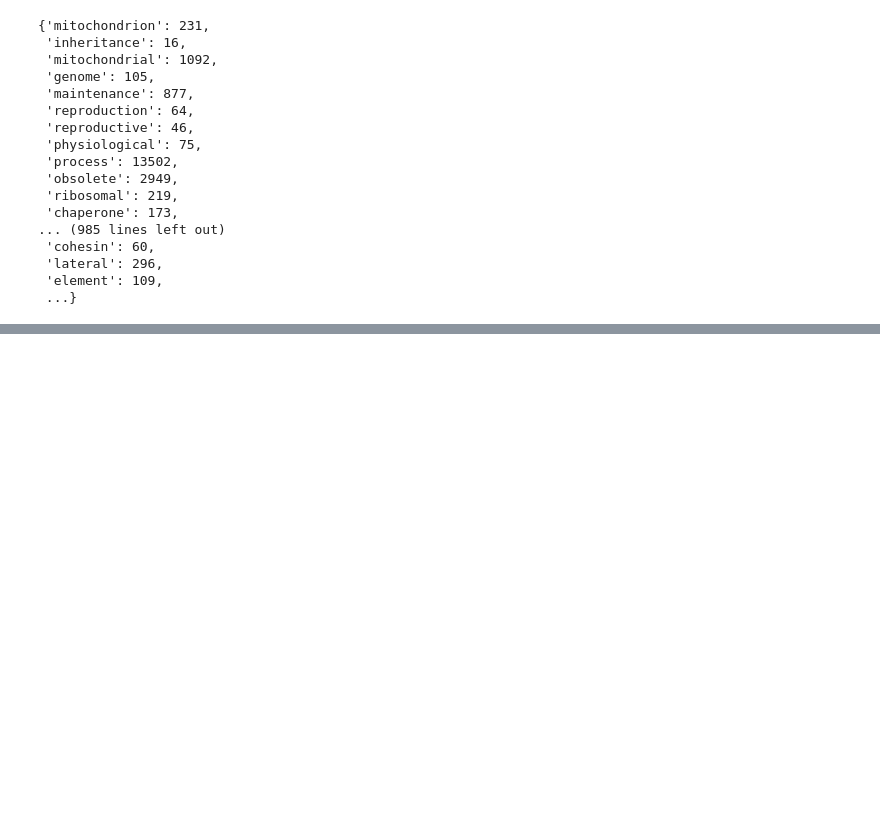
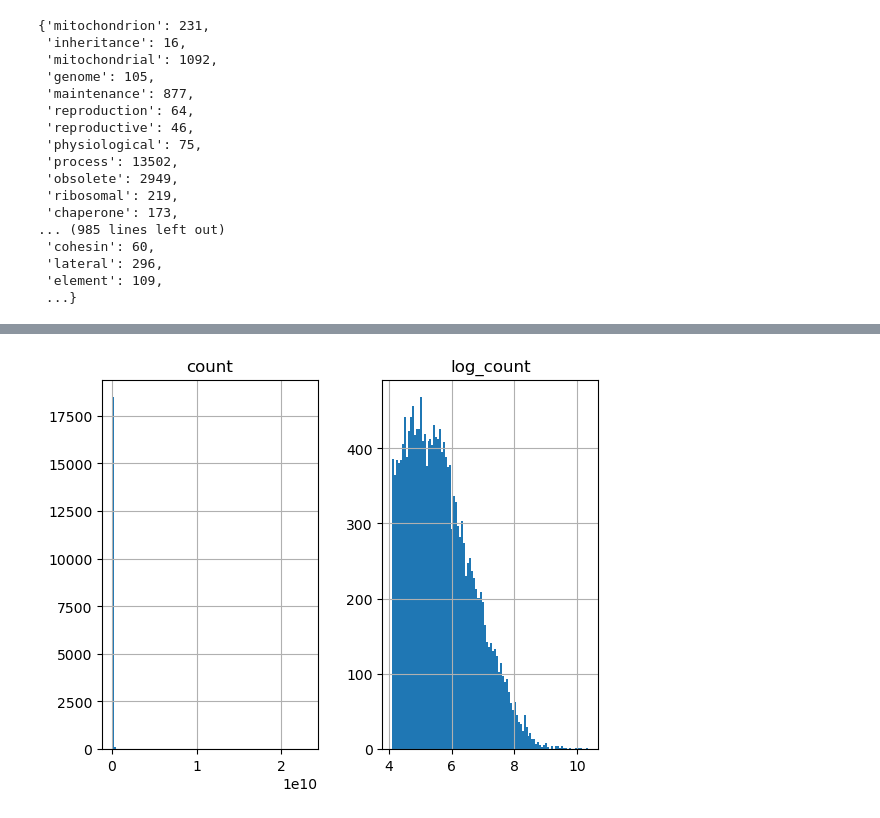
Before and after one commit to shinhanshiu/plantbert, a Jupyter notebook: script_2_1_corpus_filtering.ipynb, the cells around one changed output, grey strips where cells are left out. Drawn from its saved outputs; the diff is of its cells as text; code cells hidden in the pictures; blank space fills up the shorter version.

```diff
--- a/script_2_1_corpus_filtering.ipynb
+++ b/script_2_1_corpus_filtering.ipynb
@@ -369,0 +509,3 @@ po_items = open(po_file, "r").readlines()
+# %%
+word_freq = pd.read_csv(kaggle_file).sort_values(by="count", ascending=False)
+word_freq.shape
@@ -369,0 +532,2 @@ po_items = open(po_file, "r").readlines()
+# %%
+word_freq_dict = word_freq.set_index("word").to_dict()["count"]
@@ -369,0 +536,7 @@ po_items = open(po_file, "r").readlines()
+# %%
+overlap = {}
+for word in vocab_dict_lower:
+  if word in word_freq_dict:
+    overlap[word] = word_freq_dict[word]
+
+len(overlap)
@@ -369,0 +545,4 @@ po_items = open(po_file, "r").readlines()
+# %%
+overlap_df = pd.DataFrame.from_dict(overlap, orient="index")
+overlap_df.columns = ["count"]
+overlap_df = overlap_df.sort_values(by="count", ascending=False)
@@ -369,0 +567,7 @@ po_items = open(po_file, "r").readlines()
+# %%
+# Add a log value column
+overlap_df["log_count"] = np.log10(overlap_df["count"])
+
+hist_overlap = overlap_df.hist(bins=100)
+# %% [output]
+[figure, added]
```
Also changed, not shown: parts of 32 cells of this notebook, 4 other files.
